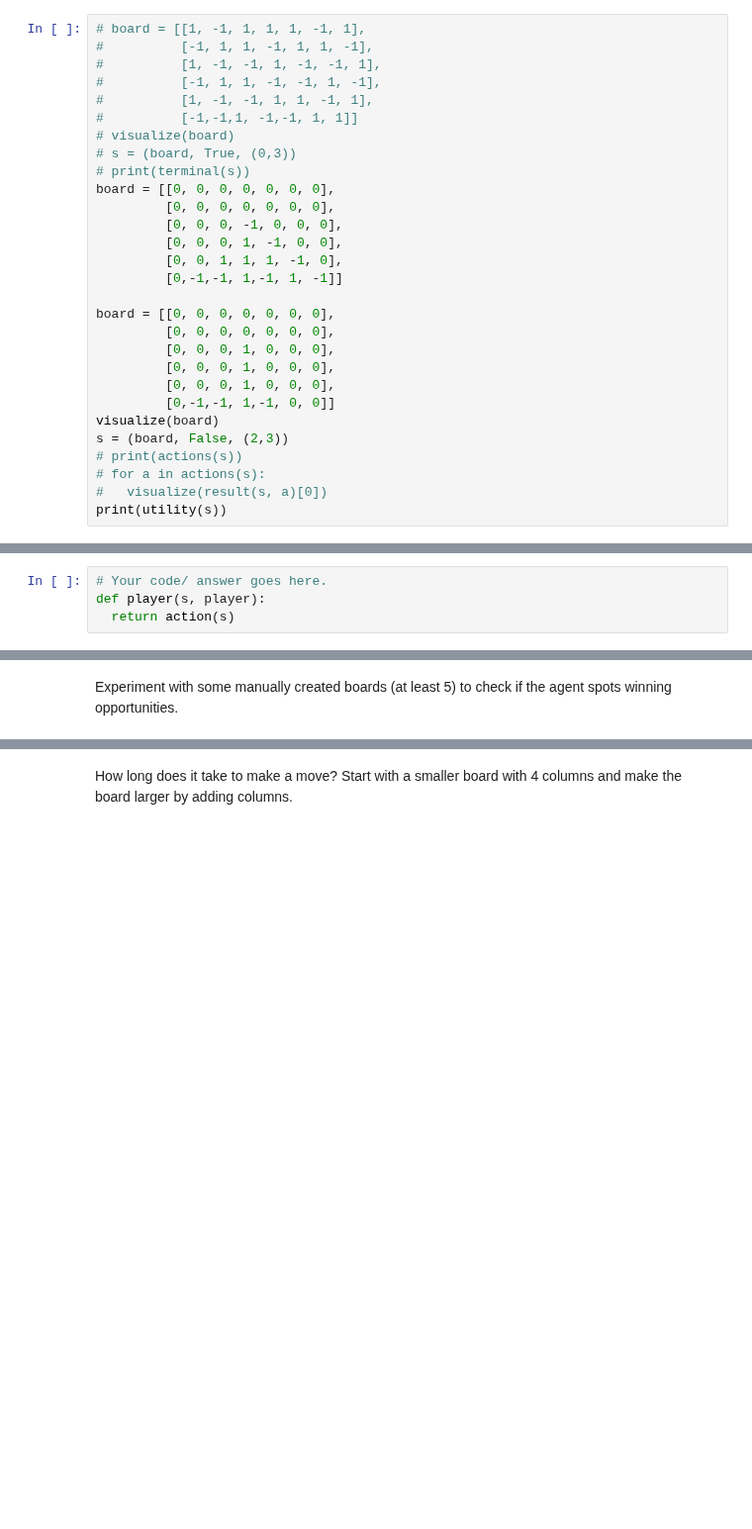
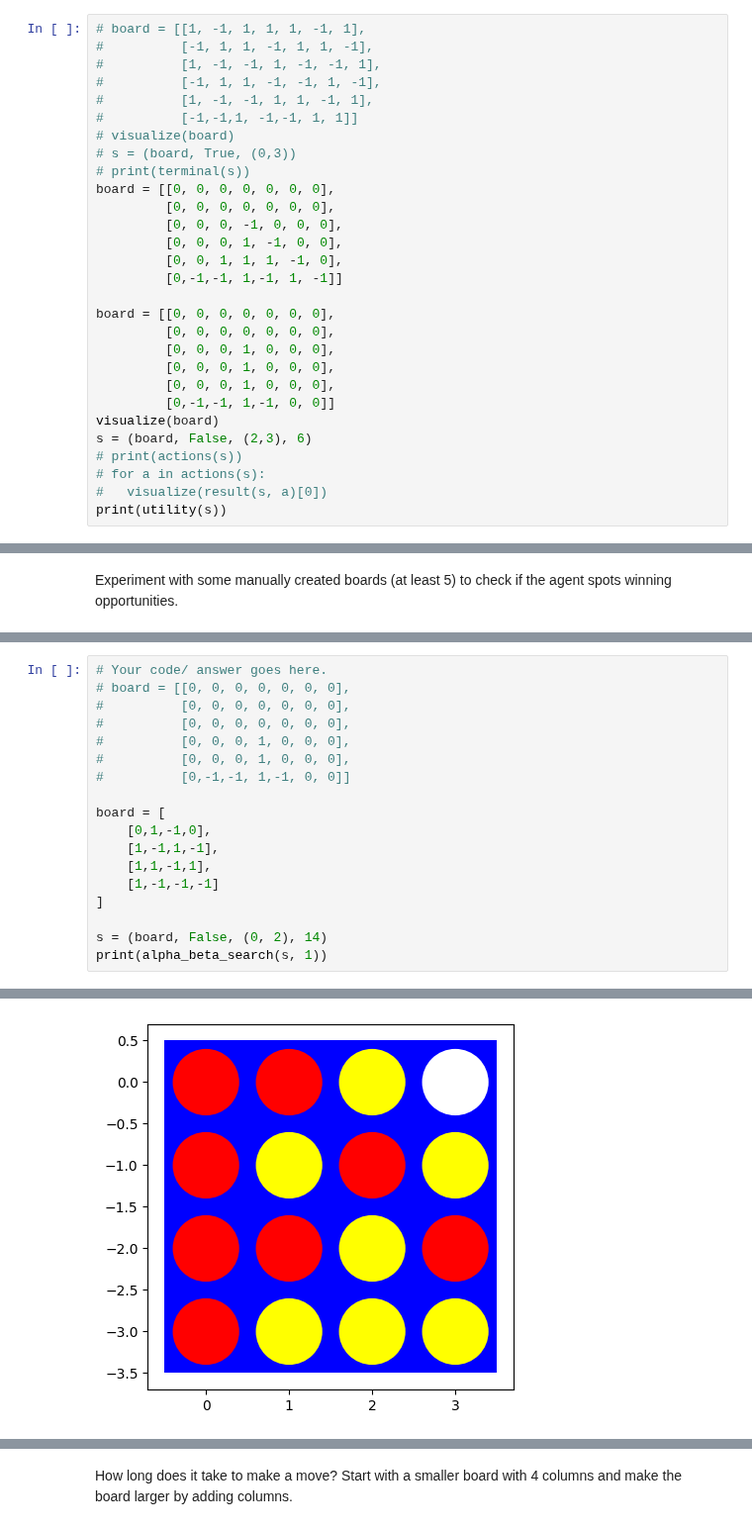
Before and after one commit to Shawn1303/Artificial-Intelligence, a Jupyter notebook: Hw2/assignment_mean_connect4.ipynb, the cells around one changed output, grey strips where cells are left out. Shown at 99% size. Drawn from its saved outputs; the diff is of its cells as text; blank space fills up the shorter version.

```diff
--- a/Hw2/assignment_mean_connect4.ipynb
+++ b/Hw2/assignment_mean_connect4.ipynb
@@ -380,7 +383,7 @@ board = [[0, 0, 0, 0, 0, 0, 0],
          [0, 0, 0, 1, 0, 0, 0],
          [0,-1,-1, 1,-1, 0, 0]]
 visualize(board)
-s = (board, False, (2,3))
+s = (board, False, (2,3), 6)
 # print(actions(s))
 # for a in actions(s):
 #   visualize(result(s, a)[0])
@@ -463,7 +464,3 @@ You can use code from the [tic-tac-toe example](https://nbviewer.org/github/mhah
 __Notes:__
 * Make sure that all your agent functions have a signature consistent with the random agent above.
 * The search space for a $6 \times 7$ board is large. You can experiment with smaller boards (the smallest is $4 \times 4$) and/or changing the winning rule to connect 3 instead of 4.
-# %%
-# Your code/ answer goes here.
-def player(s, player):
-  return action(s)
@@ -473,0 +537,19 @@ Experiment with some manually created boards (at least 5) to check if the agent
+# %%
+# Your code/ answer goes here.
+# board = [[0, 0, 0, 0, 0, 0, 0],
+#          [0, 0, 0, 0, 0, 0, 0],
+#          [0, 0, 0, 0, 0, 0, 0],
+#          [0, 0, 0, 1, 0, 0, 0],
+#          [0, 0, 0, 1, 0, 0, 0],
+#          [0,-1,-1, 1,-1, 0, 0]]
+
+board = [
+    [0,1,-1,0],
+    [1,-1,1,-1],
+    [1,1,-1,1],
+    [1,-1,-1,-1]
+]
+
+s = (board, False, (0, 2), 14)
+print(alpha_beta_search(s, 1))
+# %% [output]
@@ -473,0 +558 @@ Experiment with some manually created boards (at least 5) to check if the agent
+[figure, added]
```
Also changed, not shown: parts of 5 cells of this notebook.
